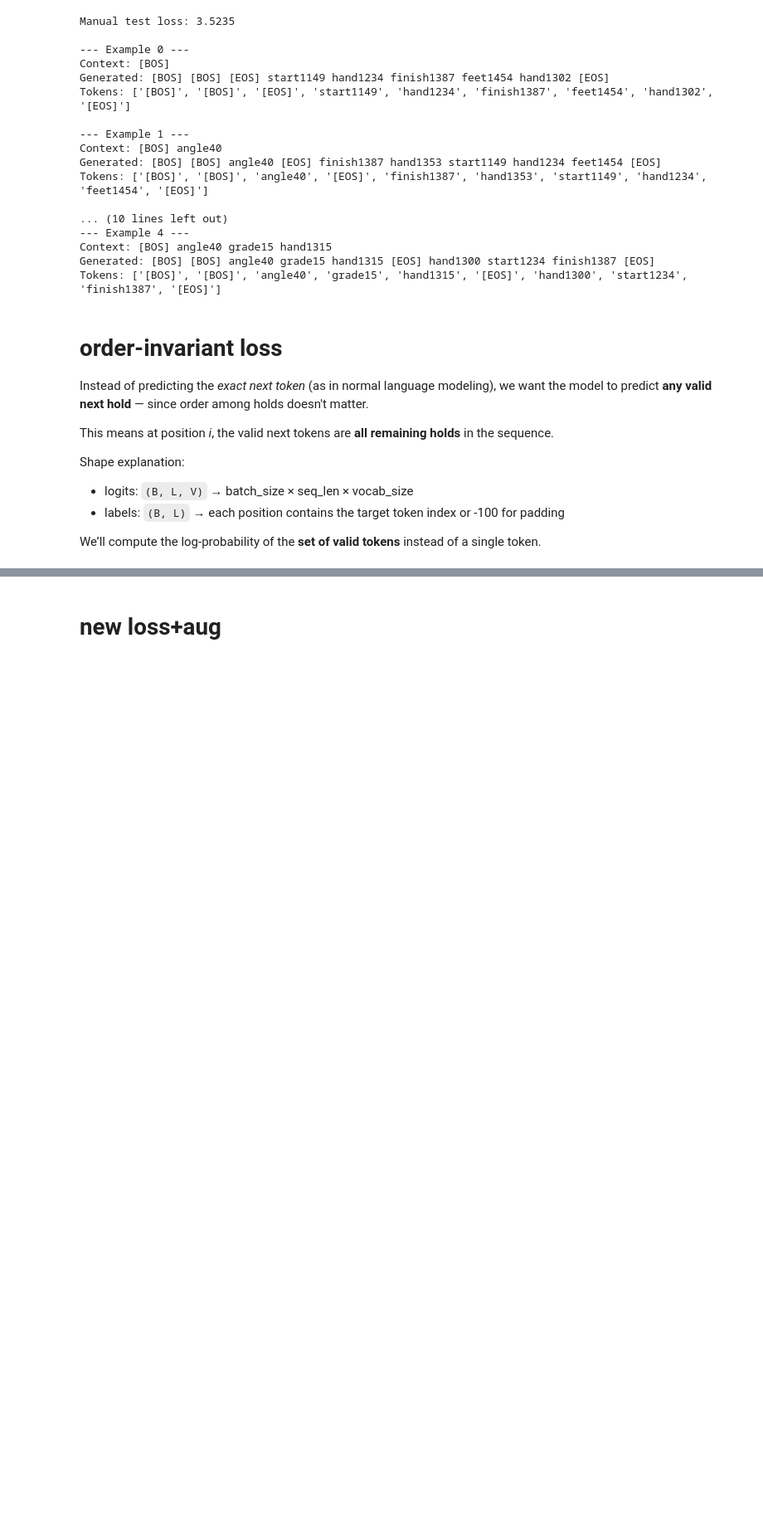
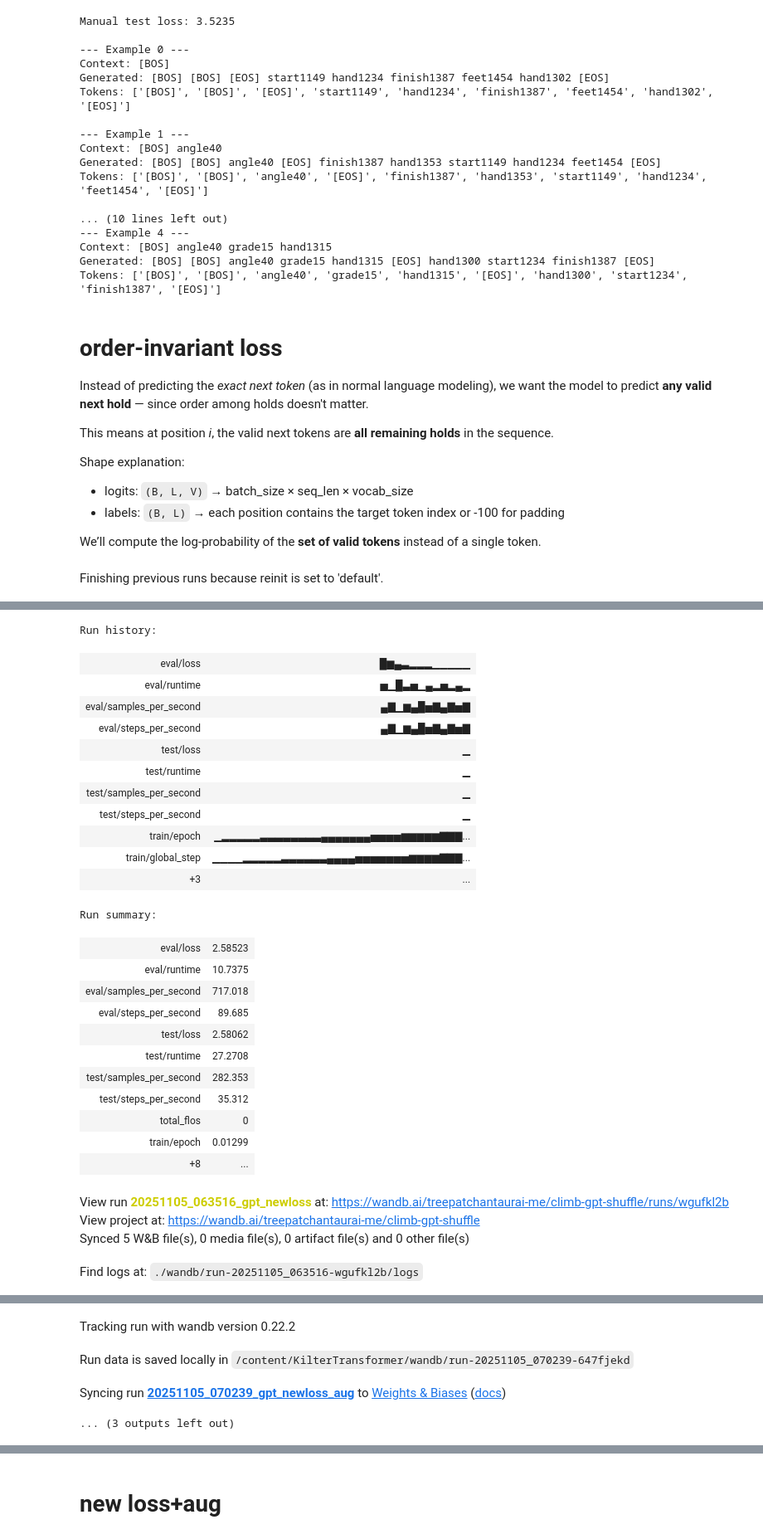
Before and after one commit to nnott3/KilterTransformer, a Jupyter notebook: gpt_shuffle_me.ipynb, the cells around one changed output, grey strips where cells are left out. Shown at 83% size. Drawn from its saved outputs; the diff is of its cells as text; code cells hidden in the pictures; blank space fills up the shorter version.

```diff
--- a/gpt_shuffle_me.ipynb
+++ b/gpt_shuffle_me.ipynb
@@ -730,6 +747,7 @@ class KilterGPT(nn.Module):
         )
         self.model = GPT2LMHeadModel(config)
         self.config = config
+
     def forward(self, input_ids, attention_mask=None, labels=None, **kwargs):
         outputs = self.model(input_ids=input_ids, attention_mask=attention_mask, labels=None)
 
@@ -743,7 +761,40 @@ class KilterGPT(nn.Module):
         outputs.loss = loss
 
         return {'loss': loss, 'logits':logits}
+
+    def generate(self, *args, **kwargs):
+        return self.model.generate(*args, **kwargs)
 # %%
+wandb.init(
+    project="climb-gpt-shuffle",
+    name=f"{datetime.now().strftime('%Y%m%d_%H%M%S')}_gpt_newloss",
+    config={
+        "architecture": "GPT-SetLoss",
+        "n_embd": 256,
+        "n_head": 4,
+        "n_layer": 6,
+        "n_positions": 128,
+        "dropout": 0.1,
+        "epochs": 30,
+        "batch_size": 16,
+        "learning_rate": 1e-4,
+        "weight_decay": 0.01,
+        "gradient_accumulation_steps": 1,
+        "early_stopping_patience": 5,
+        "allow_empty_prompt": True,
+        "min_prefix_len": 1,  # Changed from 3 to allow BOS-only
+    }
+)
+
+run_name = wandb.run.name
+
+OUT_DIR = f"/content/drive/MyDrive/KilterTransformer/models/climb_gpt_shuffle/{run_name}"
+# OUT_DIR = f"models/climb_gpt_shuffle/{run_name}"
+
+device = "cuda" if torch.cuda.is_available() else "cpu"
+print(f"Using device: {device}")
+
+
 model = KilterGPT(
     vocab_size=tokenizer.vocab_size,
     n_embd=256,
@@ -787,3 +838,5 @@ trainer = Trainer(
     eval_dataset=datasets["val"],
     callbacks=[EarlyStoppingCallback(early_stopping_patience=5)],
     )
+# %% [output]
+Finishing previous runs because reinit is set to 'default'.
@@ -789,0 +844,28 @@ trainer = Trainer(
+Run history:
+| eval/loss | █▆▄▃▂▂▂▁▁▁▁▁ |
+| eval/runtime | ▅▁█▃▅▁▄▂▅▂▄▂ |
+| eval/samples_per_second | ▄▇▁▆▄█▅▇▄▇▅▇ |
+| eval/steps_per_second | ▄▇▁▆▄█▅▇▄▇▅▇ |
+| test/loss | ▁ |
+| test/runtime | ▁ |
+| test/samples_per_second | ▁ |
+| test/steps_per_second | ▁ |
+| train/epoch | ▁▂▂▂▂▂▃▃▃▃▃▃▃▃▄▄▄▄▄▄▄▅▅▅▅▆▆▆▆▆▇▇▇... |
+| train/global_step | ▁▁▁▁▂▂▂▂▂▃▃▃▃▃▃▄▄▄▄▅▅▅▅▅▅▅▆▆▆▆▇▇▇... |
+| +3 | ... |
+Run summary:
+| eval/loss | 2.58523 |
+| eval/runtime | 10.7375 |
+| eval/samples_per_second | 717.018 |
+| eval/steps_per_second | 89.685 |
+| test/loss | 2.58062 |
+| test/runtime | 27.2708 |
+| test/samples_per_second | 282.353 |
+| test/steps_per_second | 35.312 |
+| total_flos | 0 |
+| train/epoch | 0.01299 |
+| +8 | ... |
+View run 20251105_063516_gpt_newloss at: https://wandb.ai/treepatchantaurai-me/climb-gpt-shuffle/runs/wgufkl2b
+View project at: https://wandb.ai/treepatchantaurai-me/climb-gpt-shuffle
+Synced 5 W&B file(s), 0 media file(s), 0 artifact file(s) and 0 other file(s)
+Find logs at: ./wandb/run-20251105_063516-wgufkl2b/logs
@@ -790,3 +873,7 @@ trainer = Trainer(
+Tracking run with wandb version 0.22.2
+Run data is saved locally in /content/KilterTransformer/wandb/run-20251105_070239-647fjekd
+Syncing run 20251105_070239_gpt_newloss_aug to Weights & Biases (docs)
+... (3 outputs left out)
 # %%
 trainer.train()
 # %% [output]
```
Also changed, not shown: parts of 18 cells of this notebook.
